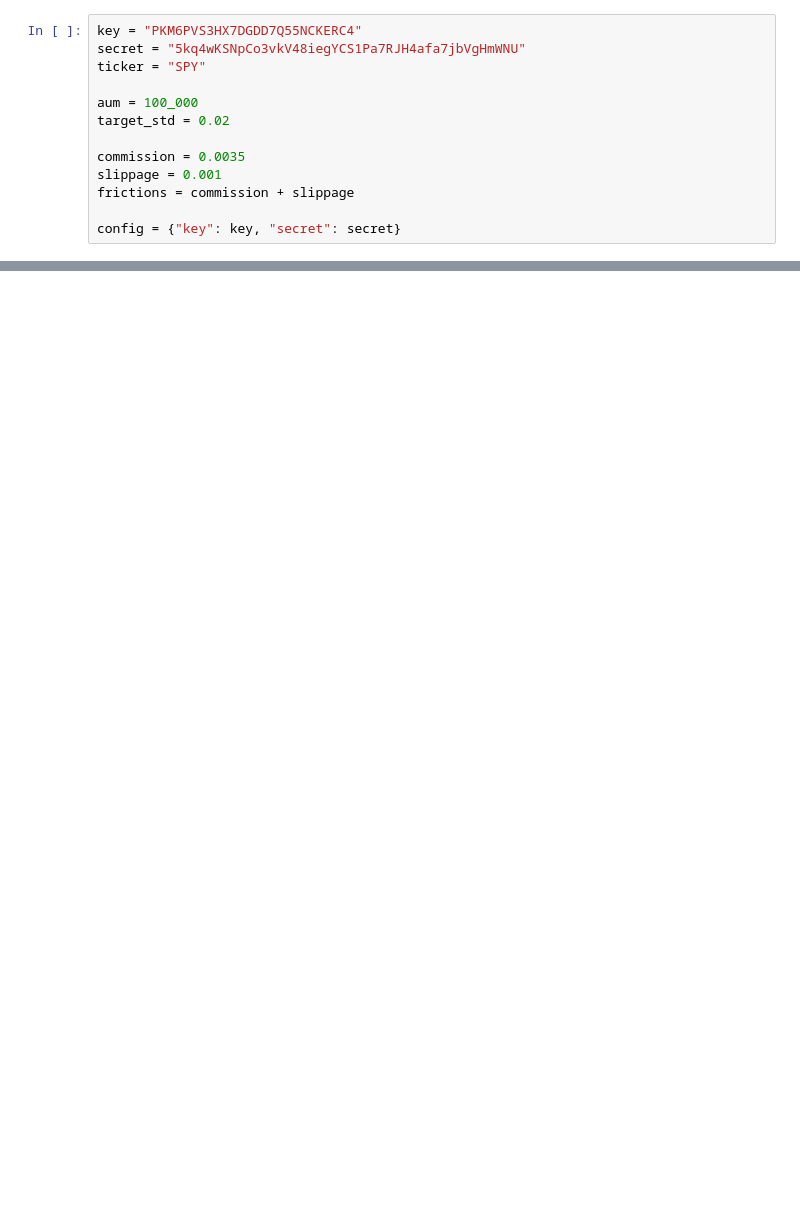
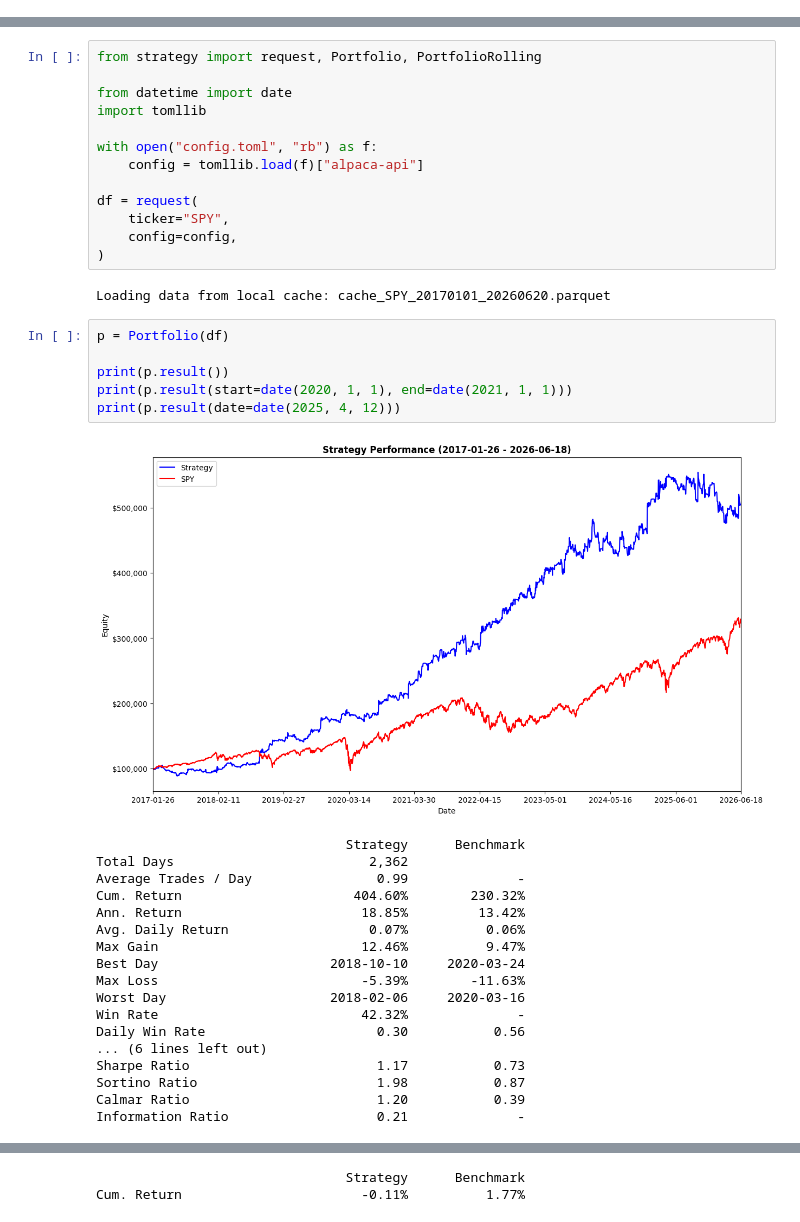
Before and after one commit to nip403/SPY-Strategy-Backtest, a Jupyter notebook: main.ipynb, the cells around one changed output, grey strips where cells are left out. Cells and saved outputs as stored; diff of their text form; blank space fills up the shorter version.

Commit message:
Full backtesting framework, plots, tearsheet

```diff
--- a/main.ipynb
+++ b/main.ipynb
@@ -6,13 +0,0 @@ ModuleNotFoundError: No module named 'strategy'
-# %%
-key = "PKM6PVS3HX7DGDD7Q55NCKERC4"
-secret = "5kq4wKSNpCo3vkV48iegYCS1Pa7RJH4afa7jbVgHmWNU"
-ticker = "SPY"
-
-aum = 100_000
-target_std = 0.02
-
-commission = 0.0035
-slippage = 0.001
-frictions = commission + slippage
-
-config = {"key": key, "secret": secret}
@@ -89,0 +1,40 @@ df.tail(1000)
+# %%
+from strategy import request, Portfolio, PortfolioRolling
+
+from datetime import date
+import tomllib
+
+with open("config.toml", "rb") as f:
+    config = tomllib.load(f)["alpaca-api"]
+
+df = request(
+    ticker="SPY",
+    config=config,
+)
+# %% [output]
+Loading data from local cache: cache_SPY_20170101_20260620.parquet
+# %%
+p = Portfolio(df)
+
+print(p.result())
+print(p.result(start=date(2020, 1, 1), end=date(2021, 1, 1)))
+print(p.result(date=date(2025, 4, 12)))
+# %% [output]
+[figure, added]
+                                Strategy      Benchmark
+Total Days                         2,362
+Average Trades / Day                0.99              -
+Cum. Return                      404.60%        230.32%
+Ann. Return                       18.85%         13.42%
+Avg. Daily Return                  0.07%          0.06%
+Max Gain                          12.46%          9.47%
+Best Day                      2018-10-10     2020-03-24
+Max Loss                          -5.39%        -11.63%
+Worst Day                     2018-02-06     2020-03-16
+Win Rate                          42.32%              -
+Daily Win Rate                      0.30           0.56
+... (6 lines left out)
+Sharpe Ratio                        1.17           0.73
+Sortino Ratio                       1.98           0.87
+Calmar Ratio                        1.20           0.39
+Information Ratio                   0.21              -
@@ -89,0 +60,2 @@ df.tail(1000)
+                                Strategy      Benchmark
+Cum. Return                       -0.11%          1.77%
```
Also changed, not shown: parts of 5 cells of this notebook, 7 other files.
